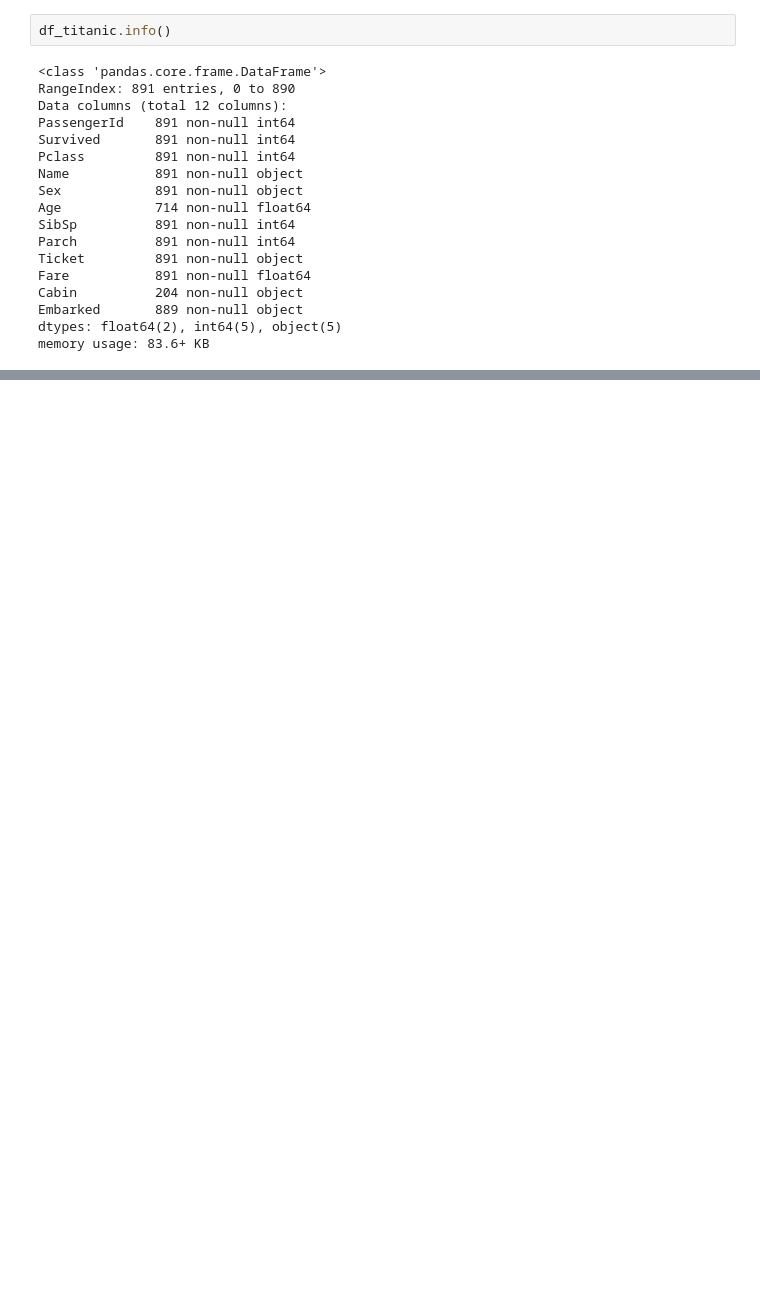
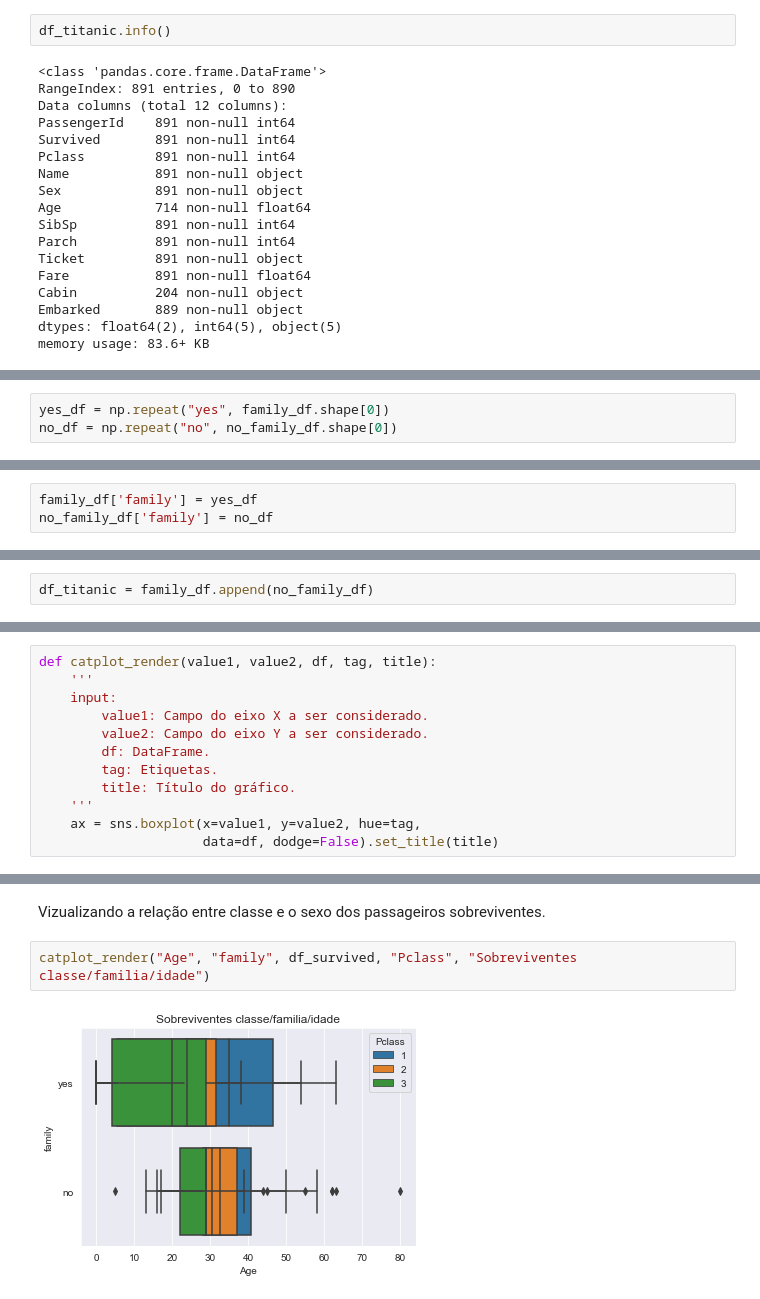
Before and after one commit to thiagueraGyn/final_project, a Jupyter notebook: final_project.ipynb, the cells around one changed output, grey strips where cells are left out. Cells and saved outputs as stored; diff of their text form; blank space fills up the shorter version.

```diff
--- a/final_project.ipynb
+++ b/final_project.ipynb
@@ -326,0 +114,3 @@ plt.show()
+# %%
+yes_df = np.repeat("yes", family_df.shape[0])
+no_df = np.repeat("no", no_family_df.shape[0])
@@ -326,0 +119,3 @@ plt.show()
+# %%
+family_df['family'] = yes_df
+no_family_df['family'] = no_df
@@ -326,0 +124,2 @@ plt.show()
+# %%
+df_titanic = family_df.append(no_family_df)
@@ -326,0 +187,12 @@ plt.show()
+# %%
+def catplot_render(value1, value2, df, tag, title):
+    '''
+    input:
+        value1: Campo do eixo X a ser considerado.
+        value2: Campo do eixo Y a ser considerado.
+        df: DataFrame.
+        tag: Etiquetas.
+        title: Título do gráfico.
+    '''
+    ax = sns.boxplot(x=value1, y=value2, hue=tag,
+                     data=df, dodge=False).set_title(title)
@@ -326,0 +239,6 @@ plt.show()
+# %% [markdown]
+Vizualizando a relação entre classe e o sexo dos passageiros sobreviventes.
+# %%
+catplot_render("Age", "family", df_survived, "Pclass", "Sobreviventes classe/familia/idade")
+# %% [output]
+[figure, added]
```
Also changed, not shown: parts of 86 cells of this notebook, 5 other files.
